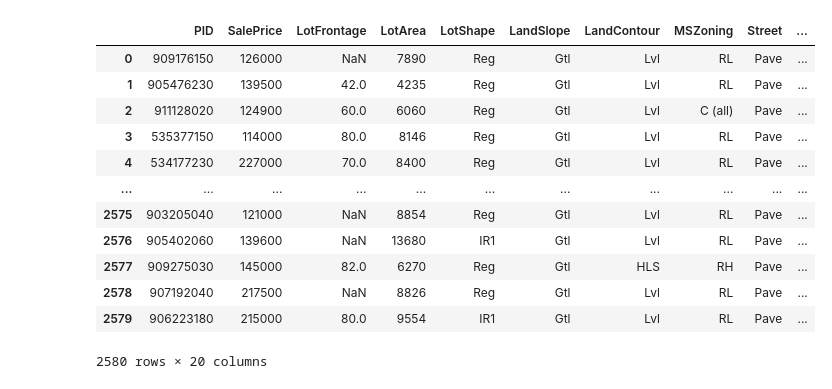
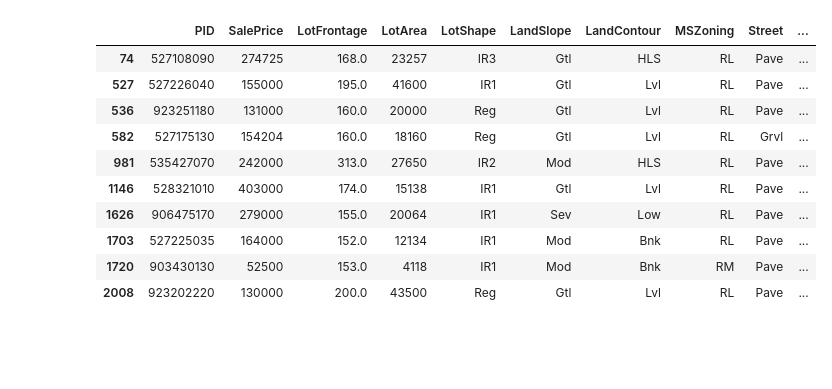
Before and after one commit to kiwymic/operation_goldfish-1, a Jupyter notebook: Matt/feature_exploration_feature_grp_1.ipynb, the cells around one changed output. Saved outputs shown, nothing was run; the diff lists cells and outputs as text; code cells hidden in the pictures; blank space fills up the shorter version.

```diff
--- a/Matt/feature_exploration_feature_grp_1.ipynb
+++ b/Matt/feature_exploration_feature_grp_1.ipynb
@@ -61,20 +68,18 @@ def EDA_plots(df, features = df.columns):
-# %%
-df
-# %% [output]
-|  | PID | SalePrice | LotFrontage | LotArea | LotShape | LandSlope | LandContour | MSZoning | Street | ... |
-| 0 | 909176150 | 126000 | NaN | 7890 | Reg | Gtl | Lvl | RL | Pave | ... |
-| 1 | 905476230 | 139500 | 42.0 | 4235 | Reg | Gtl | Lvl | RL | Pave | ... |
-| 2 | 911128020 | 124900 | 60.0 | 6060 | Reg | Gtl | Lvl | C (all) | Pave | ... |
-| 3 | 535377150 | 114000 | 80.0 | 8146 | Reg | Gtl | Lvl | RL | Pave | ... |
-| 4 | 534177230 | 227000 | 70.0 | 8400 | Reg | Gtl | Lvl | RL | Pave | ... |
-| ... | ... | ... | ... | ... | ... | ... | ... | ... | ... | ... |
-| 2575 | 903205040 | 121000 | NaN | 8854 | Reg | Gtl | Lvl | RL | Pave | ... |
-| 2576 | 905402060 | 139600 | NaN | 13680 | IR1 | Gtl | Lvl | RL | Pave | ... |
-| 2577 | 909275030 | 145000 | 82.0 | 6270 | Reg | Gtl | HLS | RH | Pave | ... |
-| 2578 | 907192040 | 217500 | NaN | 8826 | Reg | Gtl | Lvl | RL | Pave | ... |
-| 2579 | 906223180 | 215000 | 80.0 | 9554 | IR1 | Gtl | Lvl | RL | Pave | ... |
-2580 rows × 20 columns
 # %%
 df = pd.read_csv('./../person1data.csv', index_col = 0)
 # %%
 df = df.reset_index(drop = True)
+# %%
+df[df['LotFrontage'] > 150]
+# %% [output]
+|  | PID | SalePrice | LotFrontage | LotArea | LotShape | LandSlope | LandContour | MSZoning | Street | ... |
+| 74 | 527108090 | 274725 | 168.0 | 23257 | IR3 | Gtl | HLS | RL | Pave | ... |
+| 527 | 527226040 | 155000 | 195.0 | 41600 | IR1 | Gtl | Lvl | RL | Pave | ... |
+| 536 | 923251180 | 131000 | 160.0 | 20000 | Reg | Gtl | Lvl | RL | Pave | ... |
+| 582 | 527175130 | 154204 | 160.0 | 18160 | Reg | Gtl | Lvl | RL | Grvl | ... |
+| 981 | 535427070 | 242000 | 313.0 | 27650 | IR2 | Mod | HLS | RL | Pave | ... |
+| 1146 | 528321010 | 403000 | 174.0 | 15138 | IR1 | Gtl | Lvl | RL | Pave | ... |
+| 1626 | 906475170 | 279000 | 155.0 | 20064 | IR1 | Sev | Low | RL | Pave | ... |
+| 1703 | 527225035 | 164000 | 152.0 | 12134 | IR1 | Mod | Bnk | RL | Pave | ... |
+| 1720 | 903430130 | 52500 | 153.0 | 4118 | IR1 | Mod | Bnk | RM | Pave | ... |
+| 2008 | 923202220 | 130000 | 200.0 | 43500 | Reg | Gtl | Lvl | RL | Pave | ... |
```
Also changed, not shown: parts of 8 cells of this notebook, 1 other file.
